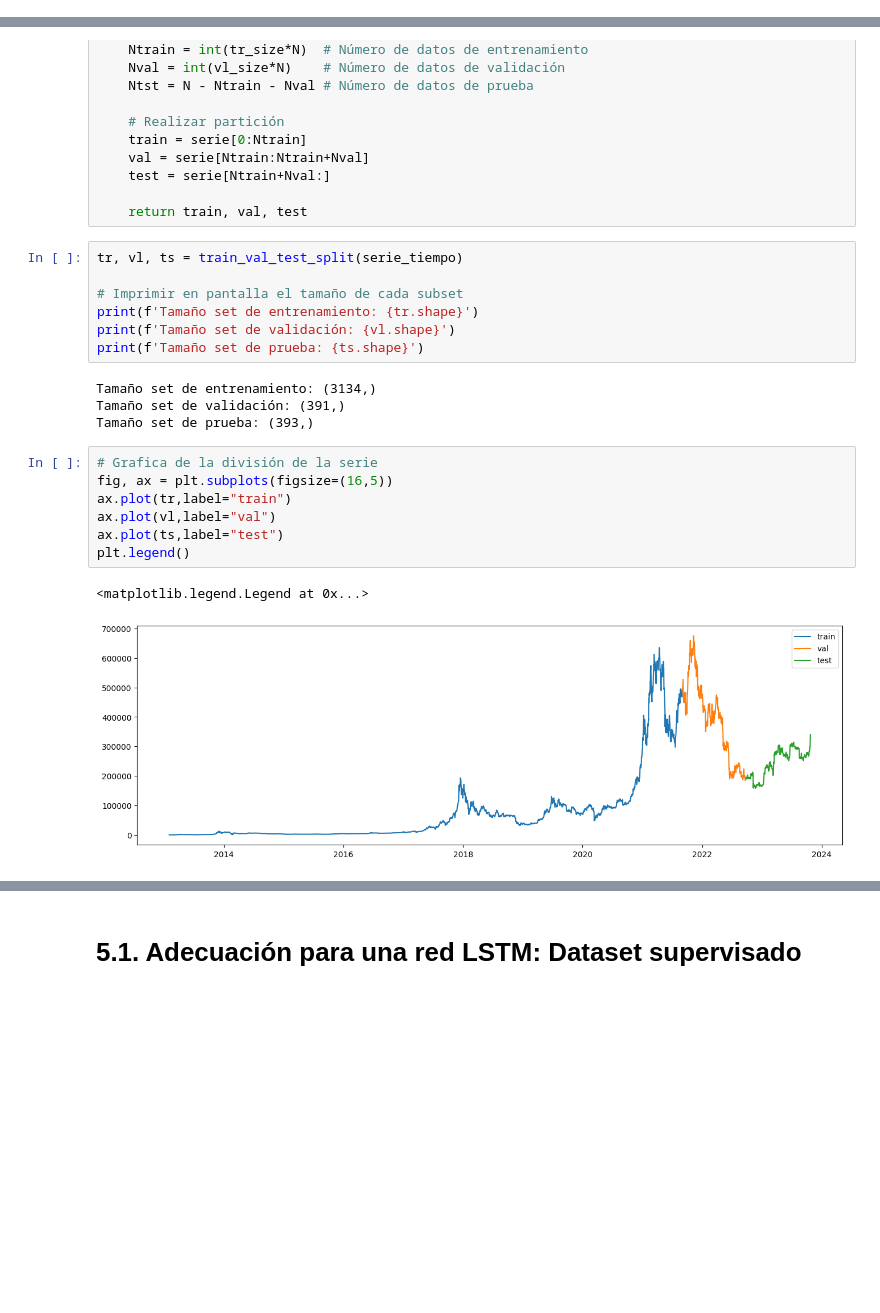
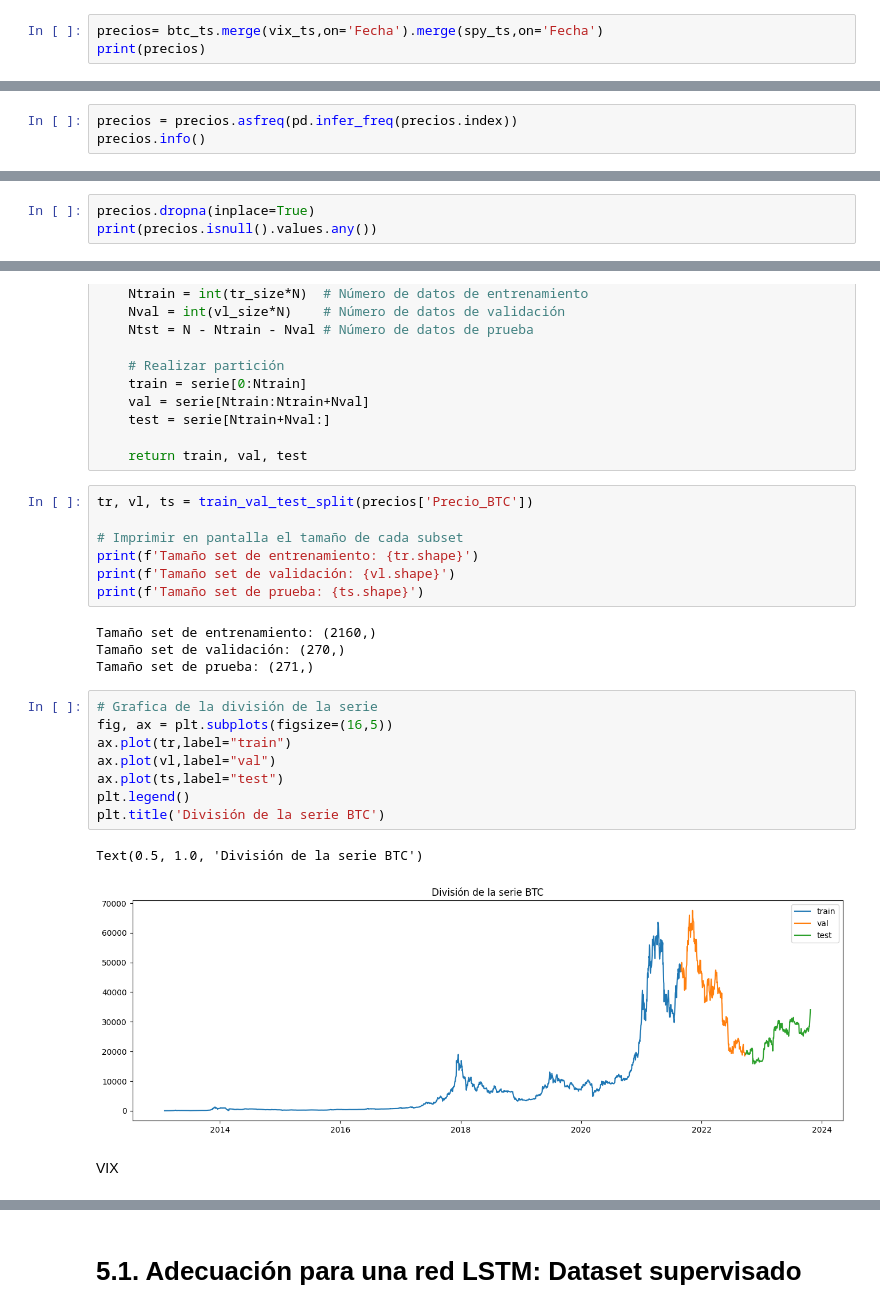
Before and after one commit to hernanifran/SerieT2, a Jupyter notebook: TP2.BTC.ipynb, the cells around one changed output, grey strips where cells are left out. Saved outputs shown, nothing was run; the diff lists cells and outputs as text; blank space fills up the shorter version.

```diff
--- a/TP2.BTC.ipynb
+++ b/TP2.BTC.ipynb
@@ -94,0 +120,3 @@ btc_ts.head()
+# %%
+precios= btc_ts.merge(vix_ts,on='Fecha').merge(spy_ts,on='Fecha')
+print(precios)
@@ -94,0 +152,3 @@ btc_ts.head()
+# %%
+precios = precios.asfreq(pd.infer_freq(precios.index))
+precios.info()
@@ -123,0 +172,3 @@ El grafico hace referencia al precio del Bitcoin entre el periodo de 2014 al 202
+# %%
+precios.dropna(inplace=True)
+print(precios.isnull().values.any())
@@ -333,23 +670,26 @@ def train_val_test_split(serie, tr_size=0.8, vl_size=0.1, ts_size=0.1 ):
 
     return train, val, test
 # %%
-tr, vl, ts = train_val_test_split(serie_tiempo)
+tr, vl, ts = train_val_test_split(precios['Precio_BTC'])
 
 # Imprimir en pantalla el tamaño de cada subset
 print(f'Tamaño set de entrenamiento: {tr.shape}')
 print(f'Tamaño set de validación: {vl.shape}')
 print(f'Tamaño set de prueba: {ts.shape}')
 # %% [output]
-Tamaño set de entrenamiento: (3134,)
-Tamaño set de validación: (391,)
-Tamaño set de prueba: (393,)
+Tamaño set de entrenamiento: (2160,)
+Tamaño set de validación: (270,)
+Tamaño set de prueba: (271,)
 # %%
 # Grafica de la división de la serie
 fig, ax = plt.subplots(figsize=(16,5))
 ax.plot(tr,label="train")
 ax.plot(vl,label="val")
 ax.plot(ts,label="test")
 plt.legend()
+plt.title('División de la serie BTC')
 # %% [output]
-<matplotlib.legend.Legend at 0x...>
+Text(0.5, 1.0, 'División de la serie BTC')
-[figure, old version]
+[figure, new version]
+# %% [markdown]
+VIX
```
Also changed, not shown: parts of 105 cells of this notebook, 1 other file.
